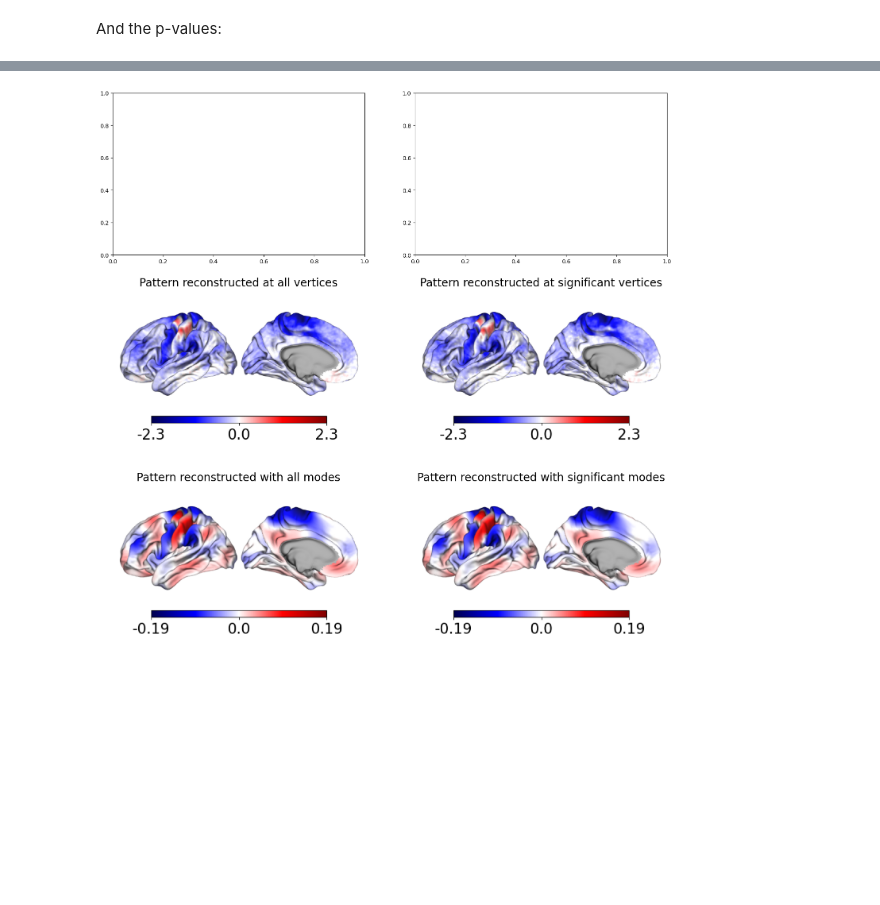
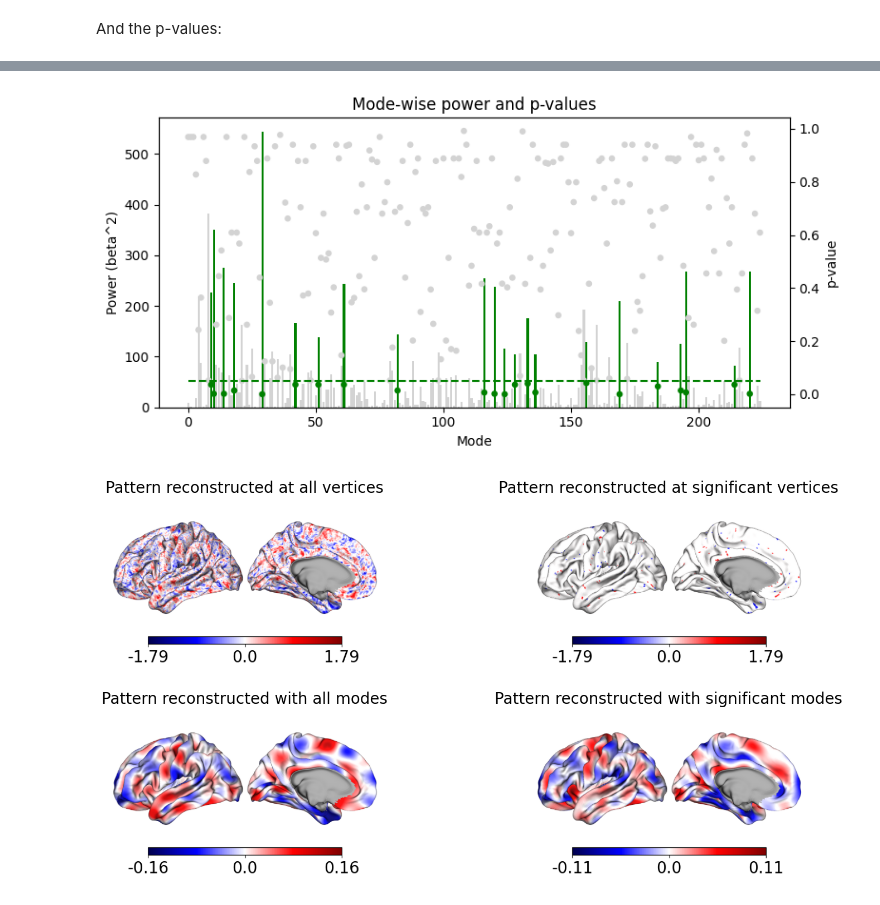
Before and after one commit to magnesium2400/neuromodes, a Jupyter notebook: docs/tutorials/mbm.ipynb, the cells around one changed output, grey strips where cells are left out. Drawn from its saved outputs; the diff is of its cells as text; code cells hidden in the pictures; blank space fills up the shorter version.

```diff
--- a/docs/tutorials/mbm.ipynb
+++ b/docs/tutorials/mbm.ipynb
@@ -149,6 +102,10 @@ t_permuted = mbm.mbm_generate_stat_maps(design, response, contrast, statTest,
 # %% [markdown]
 We can then compute the p-value at each vertex. In the present example, we do this using the simplest approach of counting how many null t-statistics are above/below the observed statistic. This is done with the function `mbm_calc_p_vals`:
 # %%
-p_observed = mbm.mbm_calc_p_vals(t_observed, t_permuted, alternative, None)
-p_observed = stats.false_discovery_control(p_observed, method='bh')
+p_unfit = mbm.mbm_calc_p_vals(t_observed, t_permuted, alternative,
+                                 n_for_pval_recalculation=None)
+p_uncorrected = mbm.mbm_calc_p_vals(t_observed, t_permuted, alternative,
+                                 n_for_pval_recalculation=n_for_pval_recalculation,
+                                 n_for_tail_estimation=n_for_tail_estimation)
+p_observed = stats.false_discovery_control(p_uncorrected, method='bh')
 # %% [markdown]
@@ -222,5 +172,5 @@ The null t-stats for each mode:
 # %%
 t_mode_nulls = mbm.mbm_generate_stat_maps(design, response_mode, contrast, statTest,
                                            n_permutations=n_permutations,
-                                           permutationMethod='shuffle_rows',
+                                           permutationMethod=permutationMethod,
                                            seed=seed)
@@ -296,5 +222,12 @@ plt.show()
 # %% [markdown]
 And the p-values:
 # %%
-p_mode = mbm.mbm_calc_p_vals(t_mode, t_mode_nulls, alternative, None)
-p_mode = stats.false_discovery_control(p_mode, method='bh')
+p_mode_unfit = mbm.mbm_calc_p_vals(t_mode, t_mode_nulls, alternative,
+                                 n_for_pval_recalculation=None)
+p_mode_uncorrected = mbm.mbm_calc_p_vals(t_mode, t_mode_nulls, alternative,
+                             n_for_pval_recalculation=n_for_pval_recalculation,
+                             n_for_tail_estimation=n_for_tail_estimation)
+p_mode = stats.false_discovery_control(p_mode_uncorrected, method='bh')
+
+beta_sig = p_mode <= 0.05
+beta_order = np.argsort(np.abs(beta_t)*beta_sig)[::-1]
@@ -328,26 +259,44 @@ plt.show()
+# %%
+colors = np.where(beta_sig, 'green', 'lightgray')
+fig, ax = plt.subplots(figsize=(8, 4))
+
+ax.bar(np.arange(n_modes), beta_t**2,
+       color=colors)
+ax.set_ylabel('Power (beta^2)')
+
+ax.set_xlabel('Mode')
+
+ax = ax.twinx()
+ax.scatter(np.arange(n_modes), p_mode, color=colors, s=14)
+ax.hlines(0.05, 0, n_modes-1, color='green', linestyle='--')
+ax.set_ylabel('p-value')
+
+ax.set_title('Mode-wise power and p-values')
+
+plt.tight_layout()
+plt.show()
+# %% [output]
+[figure, added]
 # %%
 # Have to rescale modes by their mass-weighted L2 norm to ensure that units/magnitudes are correct
 # This arises when the data is projected onto the modes using the mass matrix
-_modes_rescaled = solver.emodes * mode_sd
+_modes_rescaled = solver.emodes * np.linalg.norm(solver.mass @ solver.emodes, axis=0)
 mode_pattern_all = (_modes_rescaled @ (pattern_mode)[:, np.newaxis]).flatten()
-mode_pattern_sig = (_modes_rescaled @ (pattern_mode * (p_mode < 0.05))[:, np.newaxis]).flatten()
+mode_pattern_sig = (_modes_rescaled @ (pattern_mode * beta_sig)[:, np.newaxis]).flatten()
 # %%
-fig, axs = plt.subplots(3, 2, figsize=(18, 18))
+fig, axs = plt.subplots(2, 2, figsize=(18, 9))
 axs = axs.flatten()
 
-# plot_surf(bssurf, solver.unmask_data(spatial_pattern), labels=['Pre-defined spatial pattern'],
-#           cmap='seismic', center=0, cbar=True, ax=axs[0])
+plot_surf(bssurf, solver.unmask_data(pattern_observed), labels=['Pattern reconstructed at all vertices'],
+          cmap='seismic', center=0, cbar=True, ax=axs[0])
 
-plot_surf(bssurf, solver.unmask_data(pattern_observed), labels=['Pattern reconstructed at all vertices'],
+plot_surf(bssurf, solver.unmask_data((p_observed<=0.05) * pattern_observed), labels=['Pattern reconstructed at significant vertices'],
+          cmap='seismic', center=0, cbar=True, ax=axs[1])
+
+plot_surf(bssurf, solver.unmask_data(mode_pattern_all), labels=['Pattern reconstructed with all modes'],
           cmap='seismic', center=0, cbar=True, ax=axs[2])
 
-plot_surf(bssurf, solver.unmask_data((p_observed<0.05) * pattern_observed), labels=['Pattern reconstructed at significant vertices'],
+plot_surf(bssurf, solver.unmask_data(mode_pattern_sig), labels=['Pattern reconstructed with significant modes'],
           cmap='seismic', center=0, cbar=True, ax=axs[3])
-
-plot_surf(bssurf, solver.unmask_data(mode_pattern_all), labels=['Pattern reconstructed with all modes'],
-          cmap='seismic', center=0, cbar=True, ax=axs[4])
-
-plot_surf(bssurf, solver.unmask_data(mode_pattern_sig), labels=['Pattern reconstructed with significant modes'],
-          cmap='seismic', center=0, cbar=True, ax=axs[5])
 # %% [output]
-[figure, old version]
+[figure, new version]
```
Also changed, not shown: parts of 30 cells of this notebook, 6 other files.
